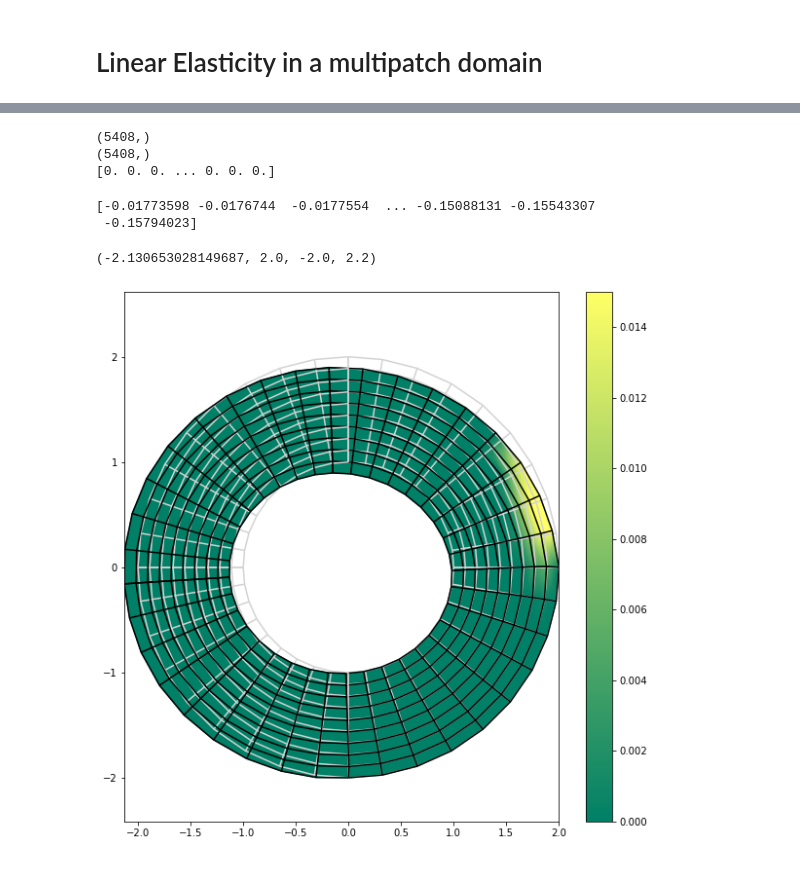
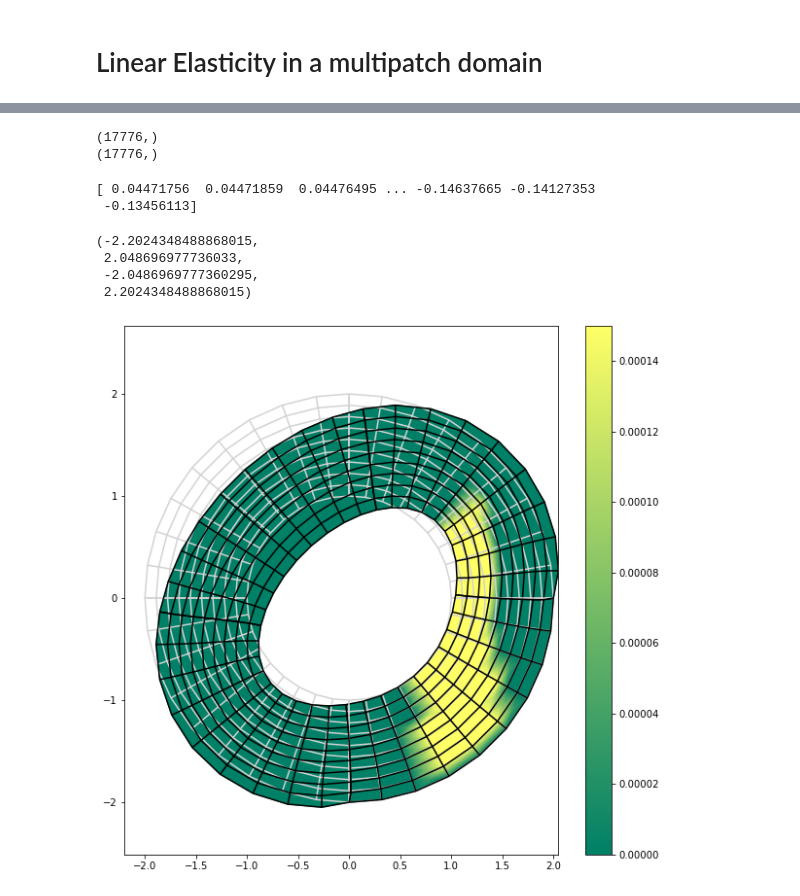
Before and after one commit to mh-0456/pyiga, a Jupyter notebook: notebooks/multipatch-annulus.ipynb, the cells around one changed output, grey strips where cells are left out. Drawn from its saved outputs; the diff is of its cells as text; code cells hidden in the pictures.

```diff
--- a/notebooks/multipatch-annulus.ipynb
+++ b/notebooks/multipatch-annulus.ipynb
@@ -162,34 +167,33 @@ print(shape(bc))
 rhs= np.hstack((rhs1, rhs2))
 print(shape(rhs))
 #print(rhs)
-
-nbc= np.hstack((nbc22, np.zeros(shape(nbc11)))) ## x-dir####in y-dir
+nbc= np.hstack((nbc11, nbc22))
 print(shape(nbc))
 # %% [output]
-(5408,)
-(5408,)
-[0. 0. 0. ... 0. 0. 0.]
+(17776,)
+(17776,)
 # %%
 # set up and solve linear system
 LS = assemble.RestrictedLinearSystem(A, rhs +nbc, bc) #
-u = LS.complete(solvers.make_solver(LS.A, spd=True).dot(LS.b))
+u_sol = solvers.make_solver(LS.A, spd=False).dot(LS.b)
+u = LS.complete(u_sol)
 
 #print(shape(u))
 print(u)
 # %% [output]
-[-0.01773598 -0.0176744  -0.0177554  ... -0.15088131 -0.15543307
- -0.15794023]
+[ 0.04471756  0.04471859  0.04476495 ... -0.14637665 -0.14127353
+ -0.13456113]
 # %%
 #print(MP.numdofs) # global dofs (=all dofs interface dofs,i.e. 2x16-4 = 28)
 #print(2*MP.numdofs)
 
-u1 = u[:MP.numdofs]
-u2 = u[MP.numdofs:2*MP.numdofs]
+u1 = u[:MP_x.numdofs]
+u2 = u[MP_x.numdofs:2*MP_x.numdofs]
 # %%
 # restrict solution to each individual patch
-u1_funcs = [geometry.BSplineFunc(kvs, MP.global_to_patch(p) @ u1)
+u1_funcs = [geometry.BSplineFunc(kvs, MP_x.global_to_patch(p) @ u1)
            for p in range(len(patches))]
-u2_funcs = [geometry.BSplineFunc(kvs, MP.global_to_patch(p) @ u2)
+u2_funcs = [geometry.BSplineFunc(kvs, MP_y.global_to_patch(p) @ u2)
            for p in range(len(patches))]
 # %%
 ref= 10
@@ -199,30 +203,33 @@ xygrid = (xgrid, xgrid)
 # %%
 ## nbc in parameter domain
 
 figsize(10,10)
 fig, ax = plt.subplots()
 k=0
 d=[]
 len_xgrid= len(xgrid)
 #dis=np.empty([4,len_xgrid,2])
 
 for (u1_func, u2_func, (kvs, geo)) in zip(u1_funcs, u2_funcs, patches): #u_funcs
 
     #print(k)
     dis1 = u1_func.grid_eval(xygrid) #x-value
     dis2 = u2_func.grid_eval(xygrid) #y-value
     #print('dis1= ', dis1)
     #print([dis1,dis2])
     dis = np.stack((dis1,dis2), axis=-1)
     #print('dis=', dis)
     #d.append(dis)
     k+=1
 
-    vis.plot_deformation(dis, ref, geo, ax, vmin=0.0, vmax=1.5e-2)
+    vis.plot_deformation(dis, ref, geo, ax, vmin=0.0, vmax=1.5e-4)
 
 
 colorbar();
 axis('equal')
 # %% [output]
-(-2.130653028149687, 2.0, -2.0, 2.2)
+(-2.2024348488868015,
+ 2.048696977736033,
+ -2.0486969777360295,
+ 2.2024348488868015)
-[figure, old version]
+[figure, new version]
```
Also changed, not shown: parts of 8 cells of this notebook.
